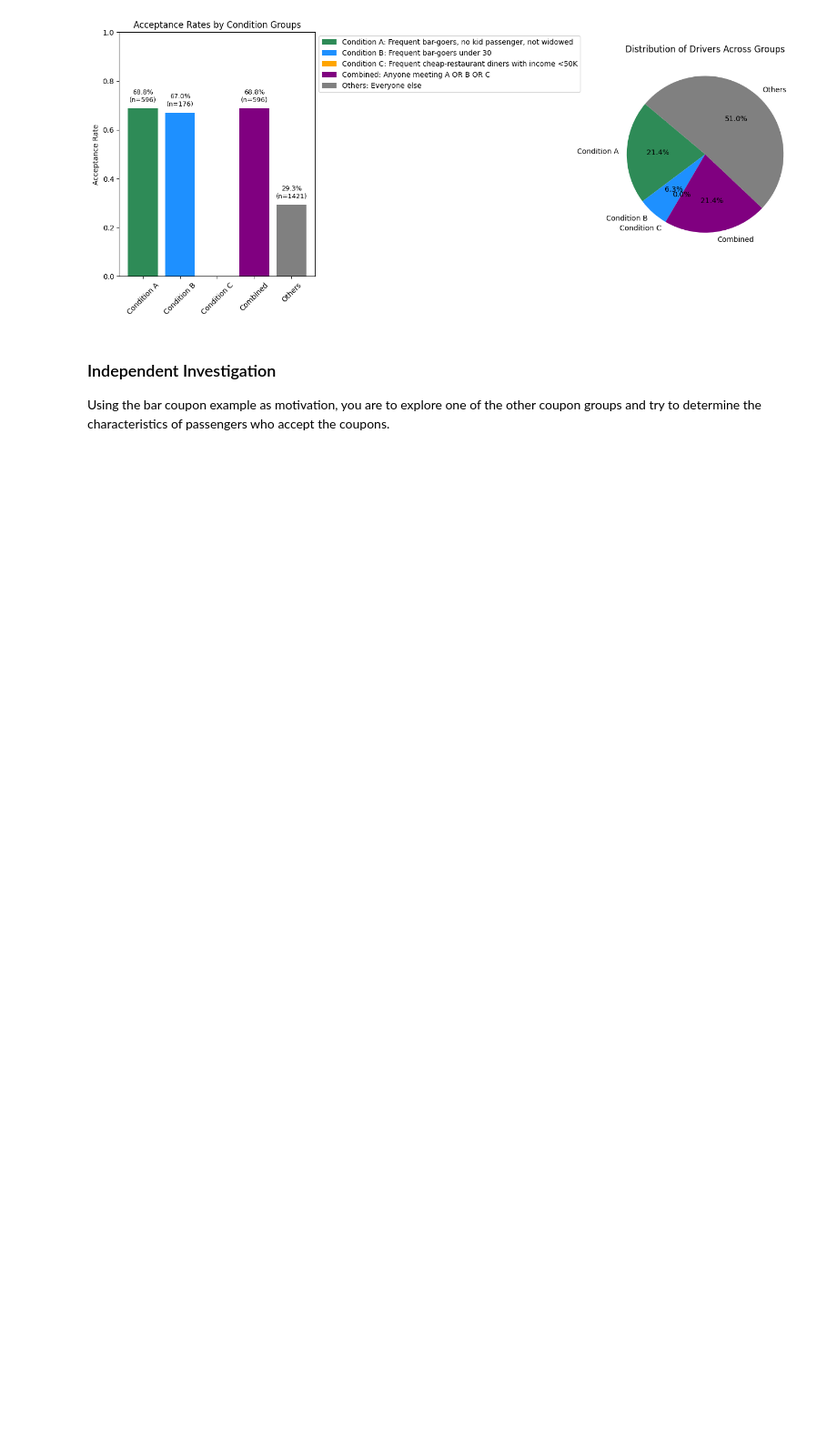
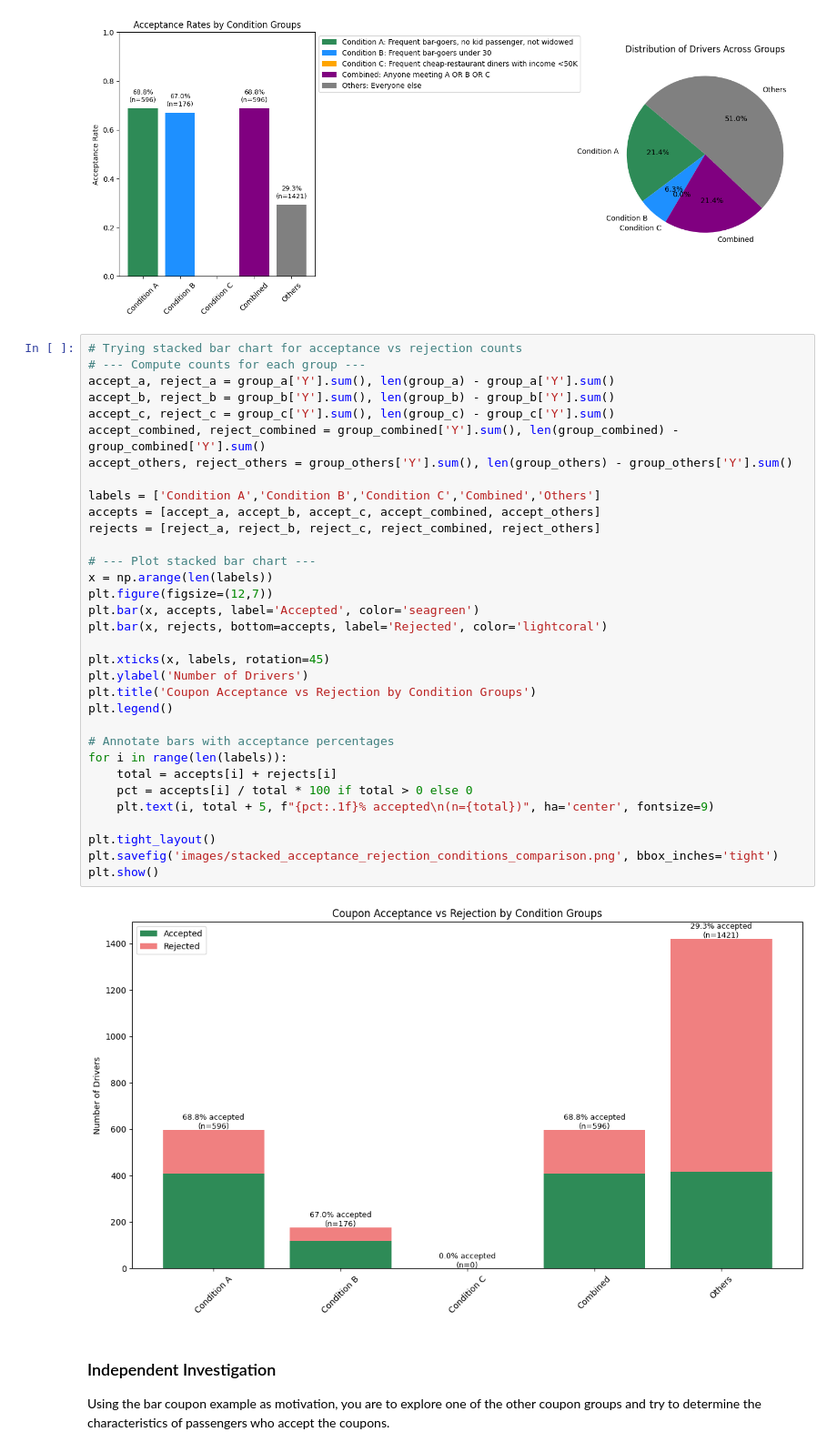
Before and after one commit to RohitKBhatnagar/CouponAcceptance, a Jupyter notebook: CouponAcceptance.ipynb, the cells around one changed output. Shown at 91% size. Drawn from its saved outputs; the diff is of its cells as text; blank space fills up the shorter version.

```diff
--- a/CouponAcceptance.ipynb
+++ b/CouponAcceptance.ipynb
@@ -1172,6 +1172,41 @@ plt.savefig('images/acceptance_rates_and_distribution_conditions_comparison.png'
 plt.show()
 # %% [output]
 [figure]
+# %%
+# Trying stacked bar chart for acceptance vs rejection counts
+# --- Compute counts for each group ---
+accept_a, reject_a = group_a['Y'].sum(), len(group_a) - group_a['Y'].sum()
+accept_b, reject_b = group_b['Y'].sum(), len(group_b) - group_b['Y'].sum()
+accept_c, reject_c = group_c['Y'].sum(), len(group_c) - group_c['Y'].sum()
+accept_combined, reject_combined = group_combined['Y'].sum(), len(group_combined) - group_combined['Y'].sum()
+accept_others, reject_others = group_others['Y'].sum(), len(group_others) - group_others['Y'].sum()
+
+labels = ['Condition A','Condition B','Condition C','Combined','Others']
+accepts = [accept_a, accept_b, accept_c, accept_combined, accept_others]
+rejects = [reject_a, reject_b, reject_c, reject_combined, reject_others]
+
+# --- Plot stacked bar chart ---
+x = np.arange(len(labels))
+plt.figure(figsize=(12,7))
+plt.bar(x, accepts, label='Accepted', color='seagreen')
+plt.bar(x, rejects, bottom=accepts, label='Rejected', color='lightcoral')
+
+plt.xticks(x, labels, rotation=45)
+plt.ylabel('Number of Drivers')
+plt.title('Coupon Acceptance vs Rejection by Condition Groups')
+plt.legend()
+
+# Annotate bars with acceptance percentages
+for i in range(len(labels)):
+    total = accepts[i] + rejects[i]
+    pct = accepts[i] / total * 100 if total > 0 else 0
+    plt.text(i, total + 5, f"{pct:.1f}% accepted\n(n={total})", ha='center', fontsize=9)
+
+plt.tight_layout()
+plt.savefig('images/stacked_acceptance_rejection_conditions_comparison.png', bbox_inches='tight')
+plt.show()
+# %% [output]
+[figure, added]
 # %% [markdown]
 ### Independent Investigation
 
```
Also changed, not shown: parts of 6 cells of this notebook, 4 other files.
